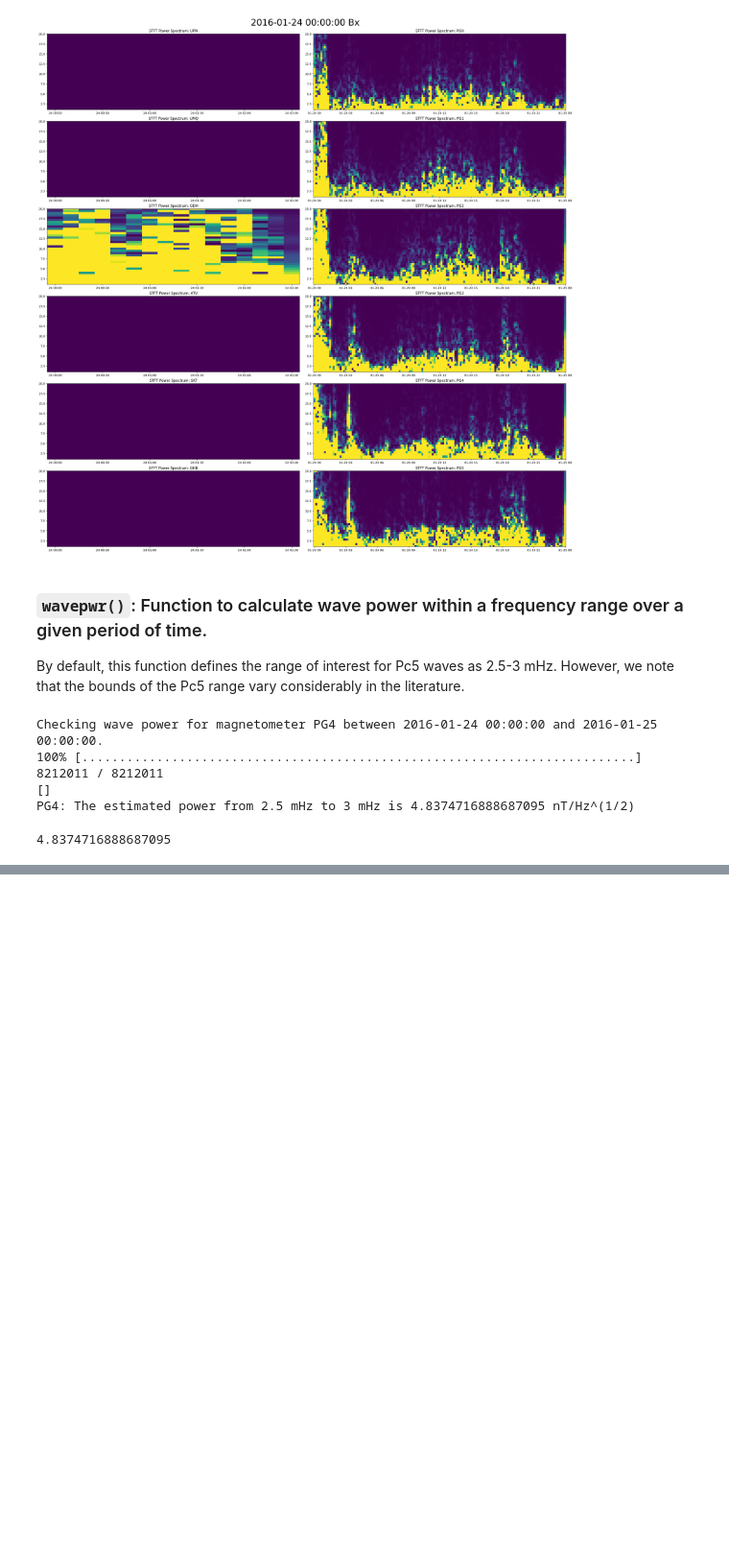
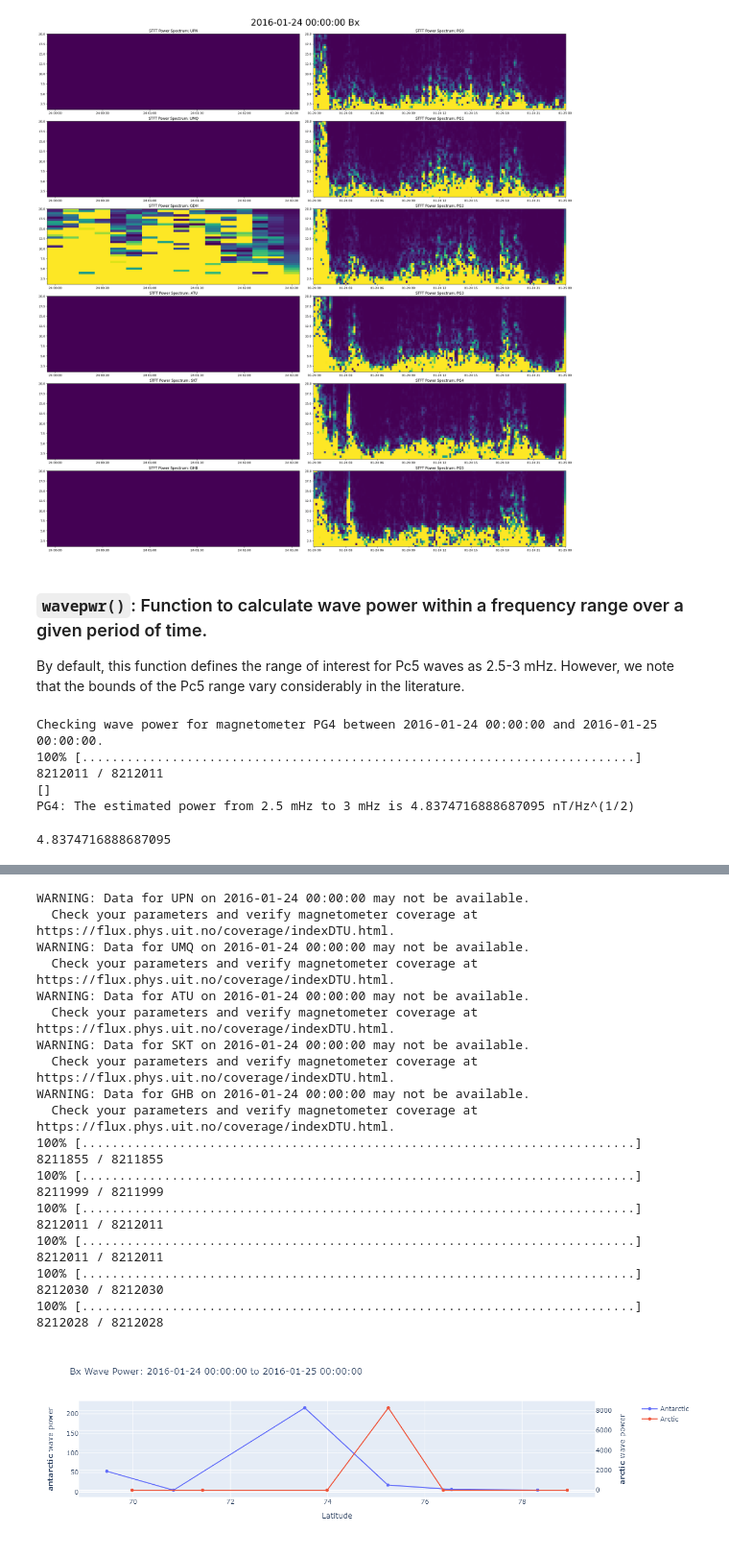
Before and after one commit to KCollins/magplots, a Jupyter notebook: Examples.ipynb, the cells around one changed output, grey strips where cells are left out. Shown at 96% size. Cells and saved outputs as stored; diff of their text form; code cells hidden in the pictures; blank space fills up the shorter version.

Commit message:
Added `wavefig()`.

```diff
--- a/Examples.ipynb
+++ b/Examples.ipynb
@@ -161,0 +173,20 @@ PG4: The estimated power from 2.5 mHz to 3 mHz is 4.8374716888687095 nT/Hz^(1/2)
+# %%
+wavefig(is_verbose = False, is_displayed = True, is_saved = True, is_data_saved = True)
+# %% [output]
+WARNING: Data for UPN on 2016-01-24 00:00:00 may not be available.
+  Check your parameters and verify magnetometer coverage at https://flux.phys.uit.no/coverage/indexDTU.html.
+WARNING: Data for UMQ on 2016-01-24 00:00:00 may not be available.
+  Check your parameters and verify magnetometer coverage at https://flux.phys.uit.no/coverage/indexDTU.html.
+WARNING: Data for ATU on 2016-01-24 00:00:00 may not be available.
+  Check your parameters and verify magnetometer coverage at https://flux.phys.uit.no/coverage/indexDTU.html.
+WARNING: Data for SKT on 2016-01-24 00:00:00 may not be available.
+  Check your parameters and verify magnetometer coverage at https://flux.phys.uit.no/coverage/indexDTU.html.
+WARNING: Data for GHB on 2016-01-24 00:00:00 may not be available.
+  Check your parameters and verify magnetometer coverage at https://flux.phys.uit.no/coverage/indexDTU.html.
+100% [..........................................................................] 8211855 / 8211855
+100% [..........................................................................] 8211999 / 8211999
+100% [..........................................................................] 8212011 / 8212011
+100% [..........................................................................] 8212011 / 8212011
+100% [..........................................................................] 8212030 / 8212030
+100% [..........................................................................] 8212028 / 8212028
+[figure, added]
```
Also changed, not shown: parts of 2 cells of this notebook, 3 other files.
